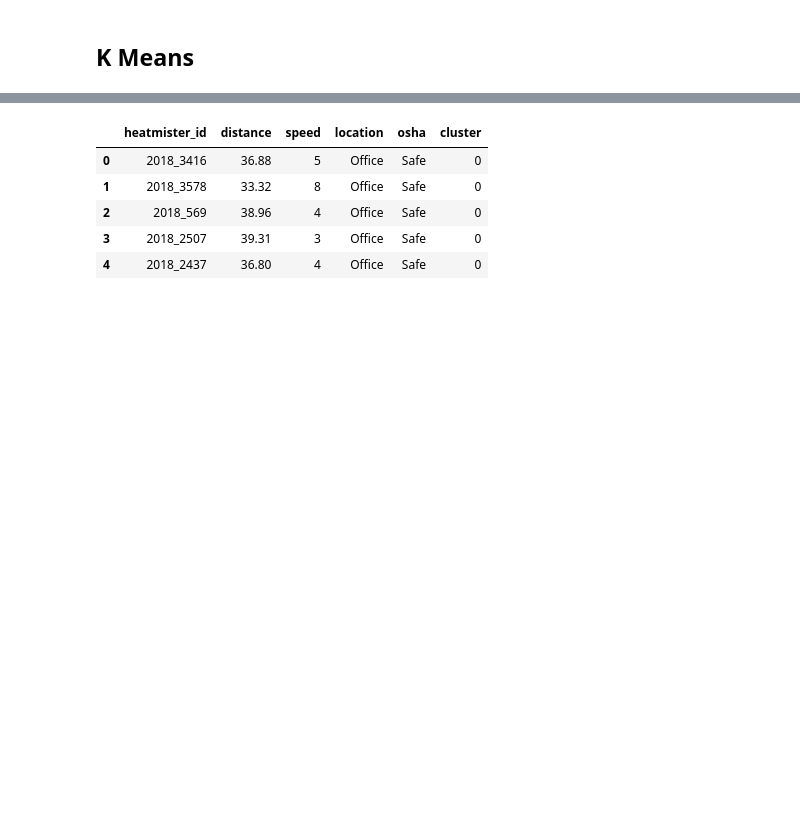
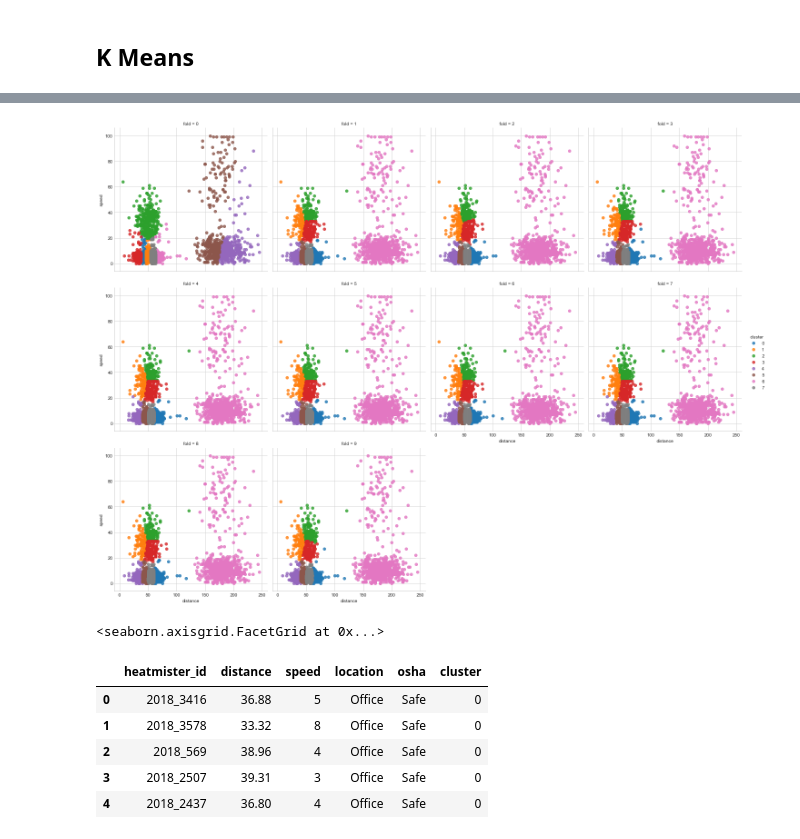
Before and after one commit to GalenWQ/CS321OshaProject, a Jupyter notebook: plotting.ipynb, the cells around one changed output, grey strips where cells are left out. Drawn from its saved outputs; the diff is of its cells as text; code cells hidden in the pictures; blank space fills up the shorter version.

```diff
--- a/plotting.ipynb
+++ b/plotting.ipynb
@@ -98,0 +97,2 @@ import numpy as np
+# %%
+cp = main();
@@ -99,3 +117,22 @@ import numpy as np
+# %%
+c_plotter = cp
+# %%
+dfs = []
+for i, fold_df in enumerate(c_plotter.clusters):
+    fold_df['fold'] = i
+    dfs.append(fold_df)
+# %%
+data = pd.concat(dfs)
+# %%
+p = sns.lmplot(
+    x='distance', y='speed', data=data,
+    fit_reg=False, hue='cluster', col='fold', col_wrap=4)
+# %% [output]
+[figure, added]
+# %%
+p
+# %% [output]
+<seaborn.axisgrid.FacetGrid at 0x...>
 # %%
 frames = []
 cols = ['heatmister_id', 'distance', 'speed', 'location', 'osha']
```
Also changed, not shown: parts of 8 cells of this notebook, 9 other files.
